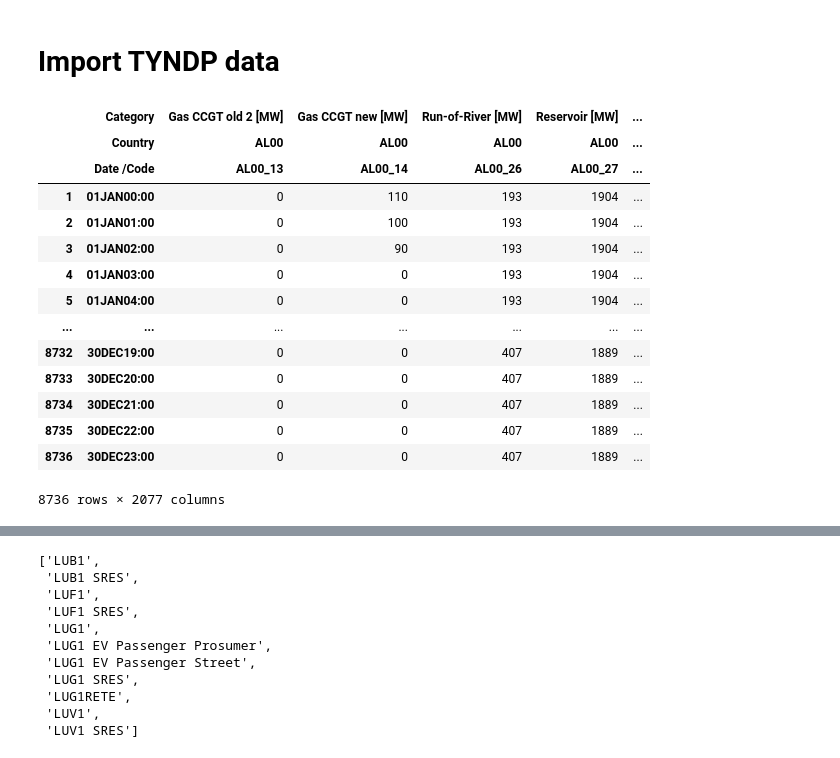
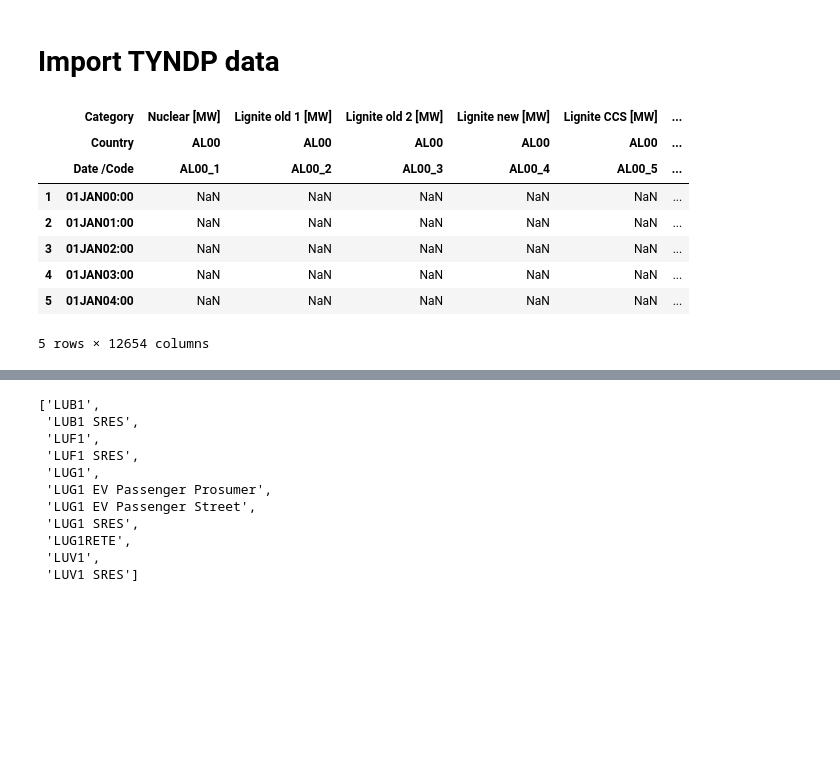
Before and after one commit to LIST-LUXEMBOURG/shrecc, a Jupyter notebook: notebooks/parsing_tyndp.ipynb, the cells around one changed output, grey strips where cells are left out. Saved outputs shown, nothing was run; the diff lists cells and outputs as text; code cells hidden in the pictures; blank space fills up the shorter version.

```diff
--- a/notebooks/parsing_tyndp.ipynb
+++ b/notebooks/parsing_tyndp.ipynb
@@ -30,22 +49,18 @@ else:
 # %%
 # This is the raw data from TYNDP
 # Parsing and cleaning includes:
 # - keep only the columns with production data for nodes XX00, XX00RETE
-# -
-prod_DE2050_CY2009.dropna(axis=1, how="all")
+# - remove columns where all values are NaN
+# - set a proper datetime index
+
+prod_DE2050_CY2009.head()
 # %% [output]
-|  | Category | Gas CCGT old 2 [MW] | Gas CCGT new [MW] | Run-of-River [MW] | Reservoir [MW] | ... |
-|  | Country | AL00 | AL00 | AL00 | AL00 | ... |
-|  | Date /Code | AL00_13 | AL00_14 | AL00_26 | AL00_27 | ... |
-| 1 | 01JAN00:00 | 0 | 110 | 193 | 1904 | ... |
-| 2 | 01JAN01:00 | 0 | 100 | 193 | 1904 | ... |
-| 3 | 01JAN02:00 | 0 | 90 | 193 | 1904 | ... |
-| 4 | 01JAN03:00 | 0 | 0 | 193 | 1904 | ... |
-| 5 | 01JAN04:00 | 0 | 0 | 193 | 1904 | ... |
-| ... | ... | ... | ... | ... | ... | ... |
-| 8732 | 30DEC19:00 | 0 | 0 | 407 | 1889 | ... |
-| 8733 | 30DEC20:00 | 0 | 0 | 407 | 1889 | ... |
-| 8734 | 30DEC21:00 | 0 | 0 | 407 | 1889 | ... |
-| 8735 | 30DEC22:00 | 0 | 0 | 407 | 1889 | ... |
-| 8736 | 30DEC23:00 | 0 | 0 | 407 | 1889 | ... |
+|  | Category | Nuclear [MW] | Lignite old 1 [MW] | Lignite old 2 [MW] | Lignite new [MW] | Lignite CCS [MW] | ... |
+|  | Country | AL00 | AL00 | AL00 | AL00 | AL00 | ... |
+|  | Date /Code | AL00_1 | AL00_2 | AL00_3 | AL00_4 | AL00_5 | ... |
+| 1 | 01JAN00:00 | NaN | NaN | NaN | NaN | NaN | ... |
+| 2 | 01JAN01:00 | NaN | NaN | NaN | NaN | NaN | ... |
+| 3 | 01JAN02:00 | NaN | NaN | NaN | NaN | NaN | ... |
+| 4 | 01JAN03:00 | NaN | NaN | NaN | NaN | NaN | ... |
+| 5 | 01JAN04:00 | NaN | NaN | NaN | NaN | NaN | ... |
-8736 rows × 2077 columns
+5 rows × 12654 columns
```
Also changed, not shown: parts of 34 cells of this notebook.
